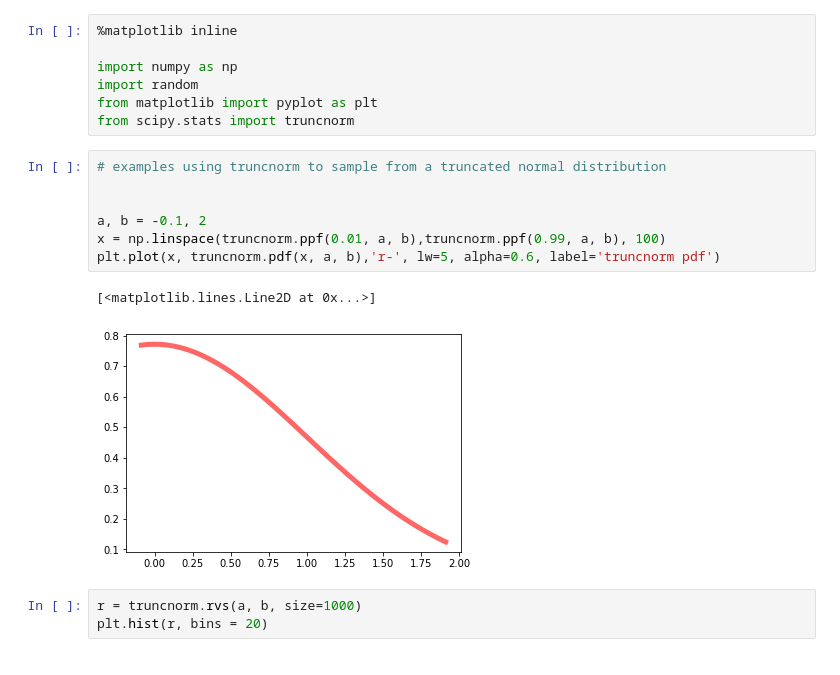
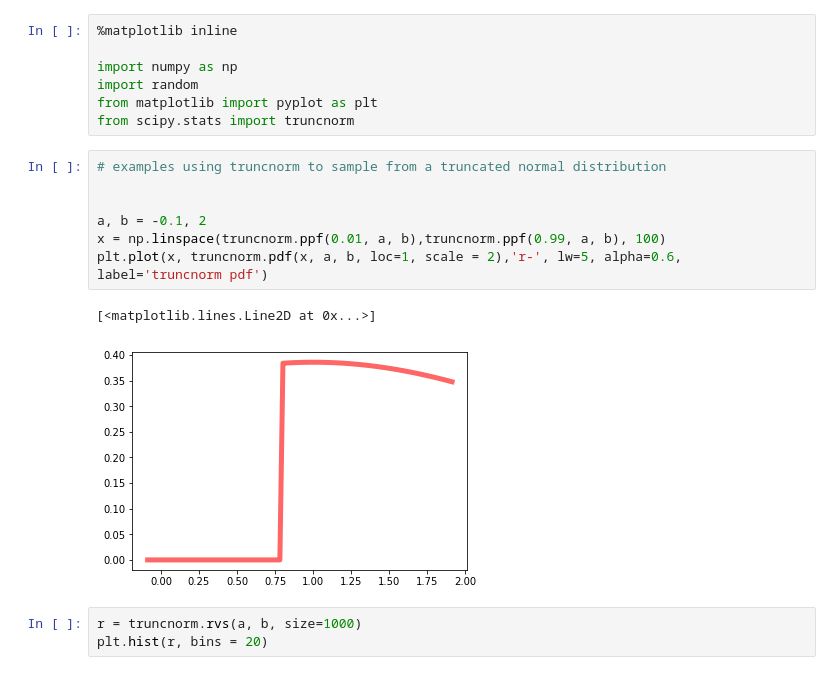
Before and after one commit to JTT94/distributed_posteriors, a Jupyter notebook: src/draft.ipynb, the cells around one changed output. Cells and saved outputs as stored; diff of their text form.

```diff
--- a/src/draft.ipynb
+++ b/src/draft.ipynb
@@ -8,13 +8,13 @@ from scipy.stats import truncnorm
 # %%
 # examples using truncnorm to sample from a truncated normal distribution
 
 
 a, b = -0.1, 2
 x = np.linspace(truncnorm.ppf(0.01, a, b),truncnorm.ppf(0.99, a, b), 100)
-plt.plot(x, truncnorm.pdf(x, a, b),'r-', lw=5, alpha=0.6, label='truncnorm pdf')
+plt.plot(x, truncnorm.pdf(x, a, b, loc=1, scale = 2),'r-', lw=5, alpha=0.6, label='truncnorm pdf')
 # %% [output]
 [<matplotlib.lines.Line2D at 0x...>]
-[figure, old version]
+[figure, new version]
 # %%
 r = truncnorm.rvs(a, b, size=1000)
 plt.hist(r, bins = 20)
```
Also changed, not shown: parts of 1 cell of this notebook, 9 other files.
